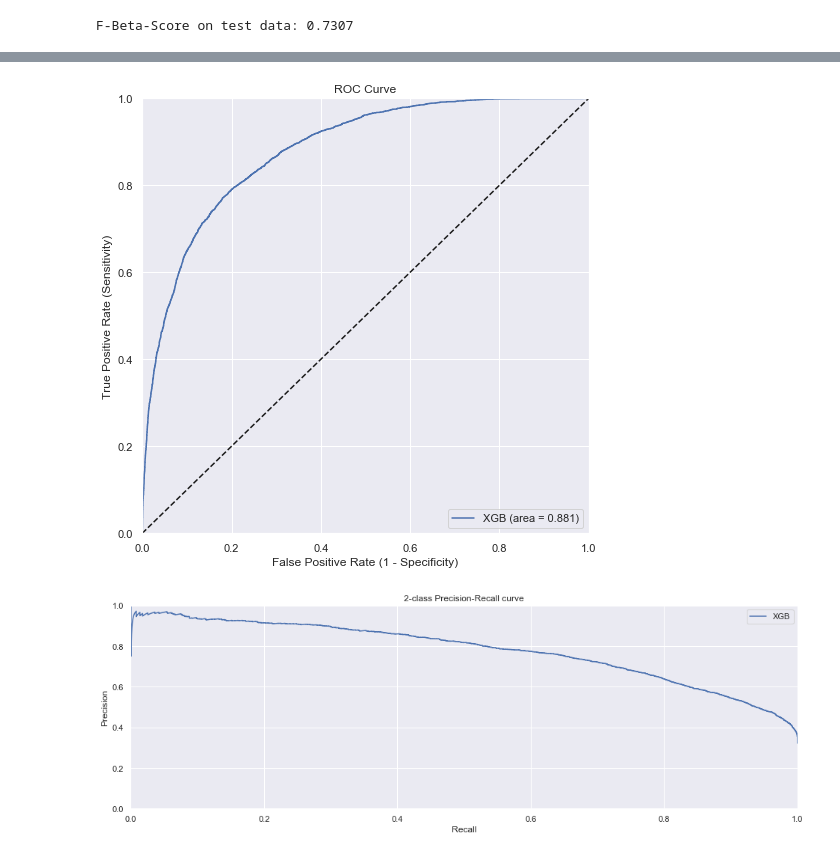
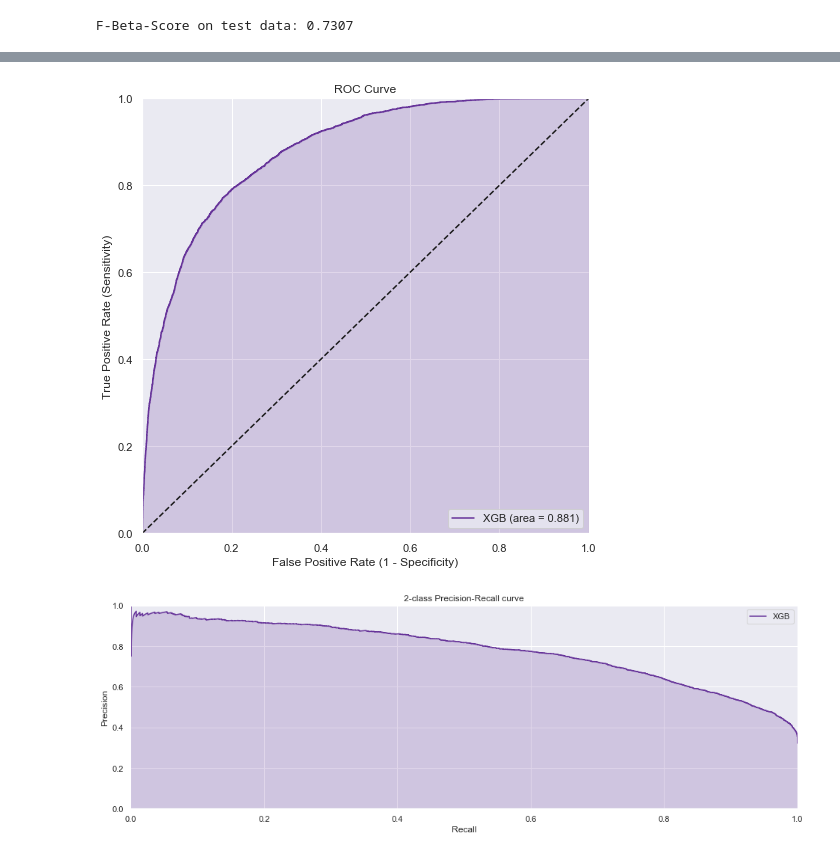
Before and after one commit to rbuerki/churn-prediction-automotive, a Jupyter notebook: blog_automotiveChurn.ipynb, the cells around one changed output, grey strips where cells are left out. Saved outputs shown, nothing was run; the diff lists cells and outputs as text; code cells hidden in the pictures.

```diff
--- a/blog_automotiveChurn.ipynb
+++ b/blog_automotiveChurn.ipynb
@@ -357,10 +357,10 @@ GradientBoostingClassifier(criterion='friedman_mse', init=None,
               verbose=0, warm_start=False)
 # %%
 # save model to file for later reuse
-joblib.dump(XGB, "XGB.joblib.dat")
-print("Saved model to: XGB.joblib.dat")
+# joblib.dump(XGB, "XGB.joblib.dat")
+# print("Saved model to: XGB.joblib.dat")
 
 # # reload model if needed
-# XGB = joblib.load("XGB.joblib.dat")
-# print("Loaded model from: XGB.joblib.dat")
+XGB = joblib.load("XGB.joblib.dat")
+print("Loaded model from: XGB.joblib.dat")
 # %% [output]
@@ -397,30 +405,32 @@ weighted avg       0.82      0.82      0.82     12465
 # %%
 # ROC-curve
 # get probabilities of class membership for instances in test set (2nd col is probability for CHURN)
 probabilities = XGB.predict_proba(X_test)
 # calculate ROC curve
 fpr, tpr, thresholds = roc_curve(y_test, probabilities[:,1])
 roc_auc = roc_auc_score(y_test, probabilities[:,1])
 # plot ROC curve
 plt.figure(figsize=(8, 8))
-plt.plot(fpr, tpr, label= "{} (area = {:.3f})".format('XGB', roc_auc))
+plt.plot(fpr, tpr, label= "{} (area = {:.3f})".format('XGB', roc_auc), color=color)
+plt.fill_between(fpr, tpr, alpha=0.2, color='rebeccapurple')
 plt.plot([0, 1], [0, 1], 'k--')
 # styling
 plt.xlim([0.0, 1.0])
 plt.ylim([0.0, 1.0])
 plt.xlabel('False Positive Rate (1 - Specificity)', size=12)
 plt.ylabel('True Positive Rate (Sensitivity)', size=12)
 plt.title('ROC Curve', size=12)
 plt.legend(loc='lower right');
 # %% [output]
-[figure, old version]
+[figure, new version]
 # %%
 # Precision-Recall-Curve
 average_precision = average_precision_score(y_test, probabilities[:,1])
 precision, recall, thresholds = precision_recall_curve(y_test, probabilities[:,1])
 # plot precision-recall curve
 plt.figure(figsize=(16,5))
-plt.plot(recall, precision, label='XGB')
+plt.plot(recall, precision, label='XGB', color=color)
+plt.fill_between(recall, precision, alpha=0.2, color='rebeccapurple')
 # styling
 plt.xlabel('Recall')
 plt.ylabel('Precision')
@@ -429,4 +439,4 @@ plt.xlim([0.0, 1.0])
 plt.title('2-class Precision-Recall curve'.format( average_precision))
 plt.legend(loc='best');
 # %% [output]
-[figure, old version]
+[figure, new version]
```
Also changed, not shown: parts of 11 cells of this notebook.
